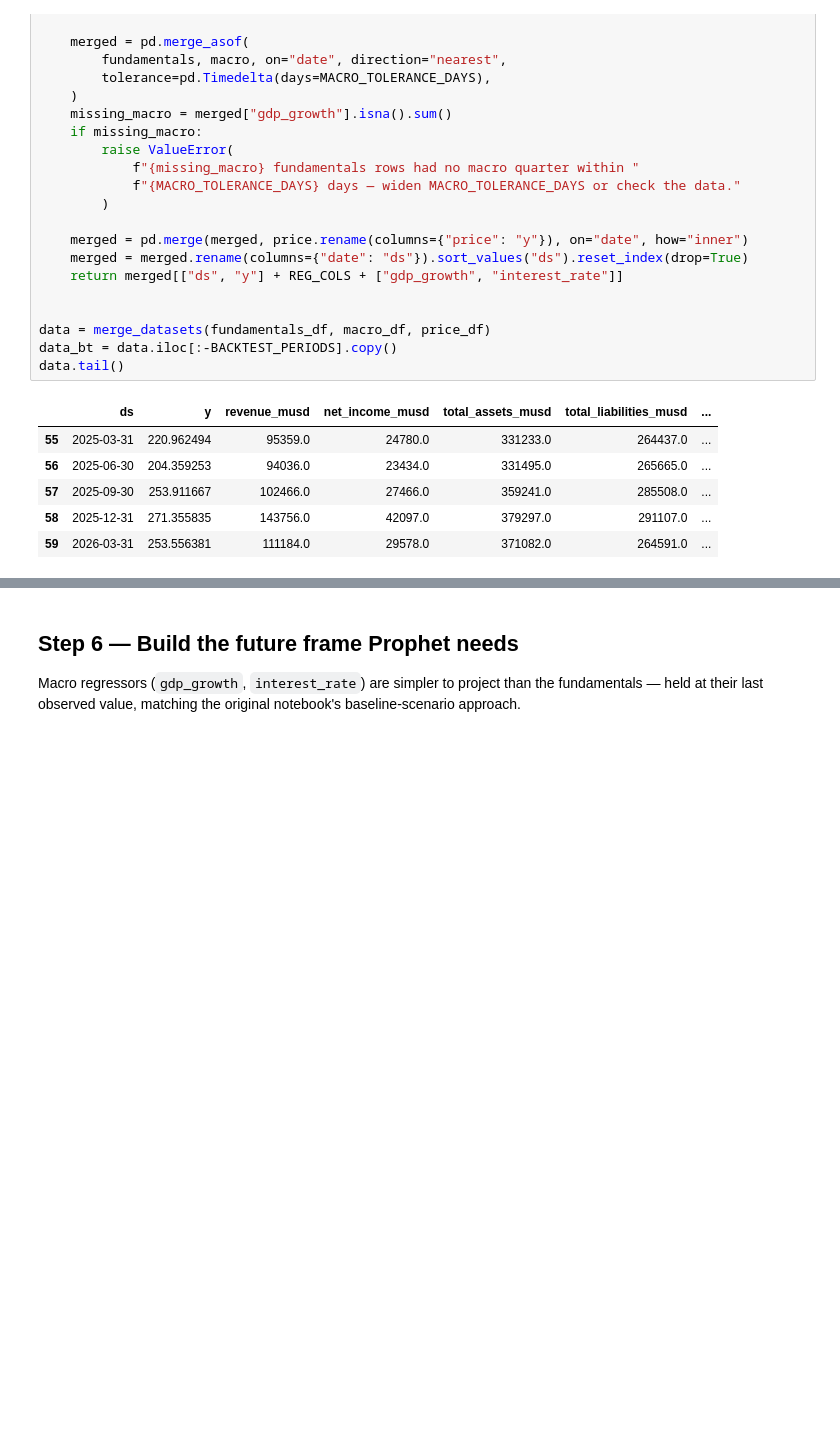
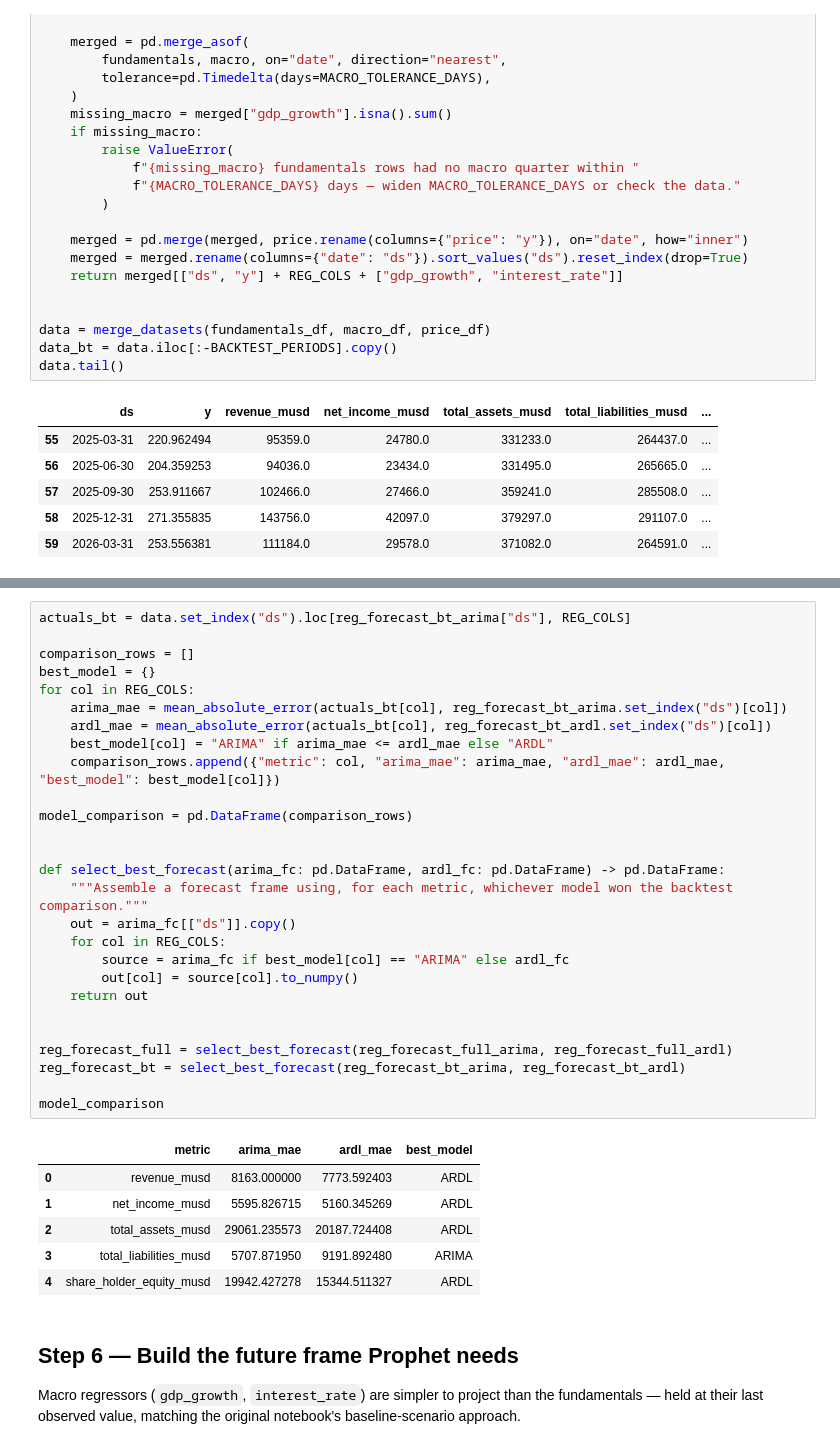
Before and after one commit to JonMc19/Stock-Price-Prediction-combining-econometric-models-and-ML, a Jupyter notebook: Time series analysis/pipeline/full_pipeline.ipynb, the cells around one changed output, grey strips where cells are left out. Cells and saved outputs as stored; diff of their text form; blank space fills up the shorter version.

```diff
--- a/Time series analysis/pipeline/full_pipeline.ipynb
+++ b/Time series analysis/pipeline/full_pipeline.ipynb
@@ -298,3 +364,37 @@ reg_forecast_full
+# %%
+actuals_bt = data.set_index("ds").loc[reg_forecast_bt_arima["ds"], REG_COLS]
+
+comparison_rows = []
+best_model = {}
+for col in REG_COLS:
+    arima_mae = mean_absolute_error(actuals_bt[col], reg_forecast_bt_arima.set_index("ds")[col])
+    ardl_mae = mean_absolute_error(actuals_bt[col], reg_forecast_bt_ardl.set_index("ds")[col])
+    best_model[col] = "ARIMA" if arima_mae <= ardl_mae else "ARDL"
+    comparison_rows.append({"metric": col, "arima_mae": arima_mae, "ardl_mae": ardl_mae, "best_model": best_model[col]})
+
+model_comparison = pd.DataFrame(comparison_rows)
+
+
+def select_best_forecast(arima_fc: pd.DataFrame, ardl_fc: pd.DataFrame) -> pd.DataFrame:
+    """Assemble a forecast frame using, for each metric, whichever model won the backtest comparison."""
+    out = arima_fc[["ds"]].copy()
+    for col in REG_COLS:
+        source = arima_fc if best_model[col] == "ARIMA" else ardl_fc
+        out[col] = source[col].to_numpy()
+    return out
+
+
+reg_forecast_full = select_best_forecast(reg_forecast_full_arima, reg_forecast_full_ardl)
+reg_forecast_bt = select_best_forecast(reg_forecast_bt_arima, reg_forecast_bt_ardl)
+
+model_comparison
+# %% [output]
+|  | metric | arima_mae | ardl_mae | best_model |
+| 0 | revenue_musd | 8163.000000 | 7773.592403 | ARDL |
+| 1 | net_income_musd | 5595.826715 | 5160.345269 | ARDL |
+| 2 | total_assets_musd | 29061.235573 | 20187.724408 | ARDL |
+| 3 | total_liabilities_musd | 5707.871950 | 9191.892480 | ARIMA |
+| 4 | share_holder_equity_musd | 19942.427278 | 15344.511327 | ARDL |
 # %% [markdown]
 ## Step 6 — Build the future frame Prophet needs
 
```
Also changed, not shown: parts of 11 cells of this notebook, 2 other files.
